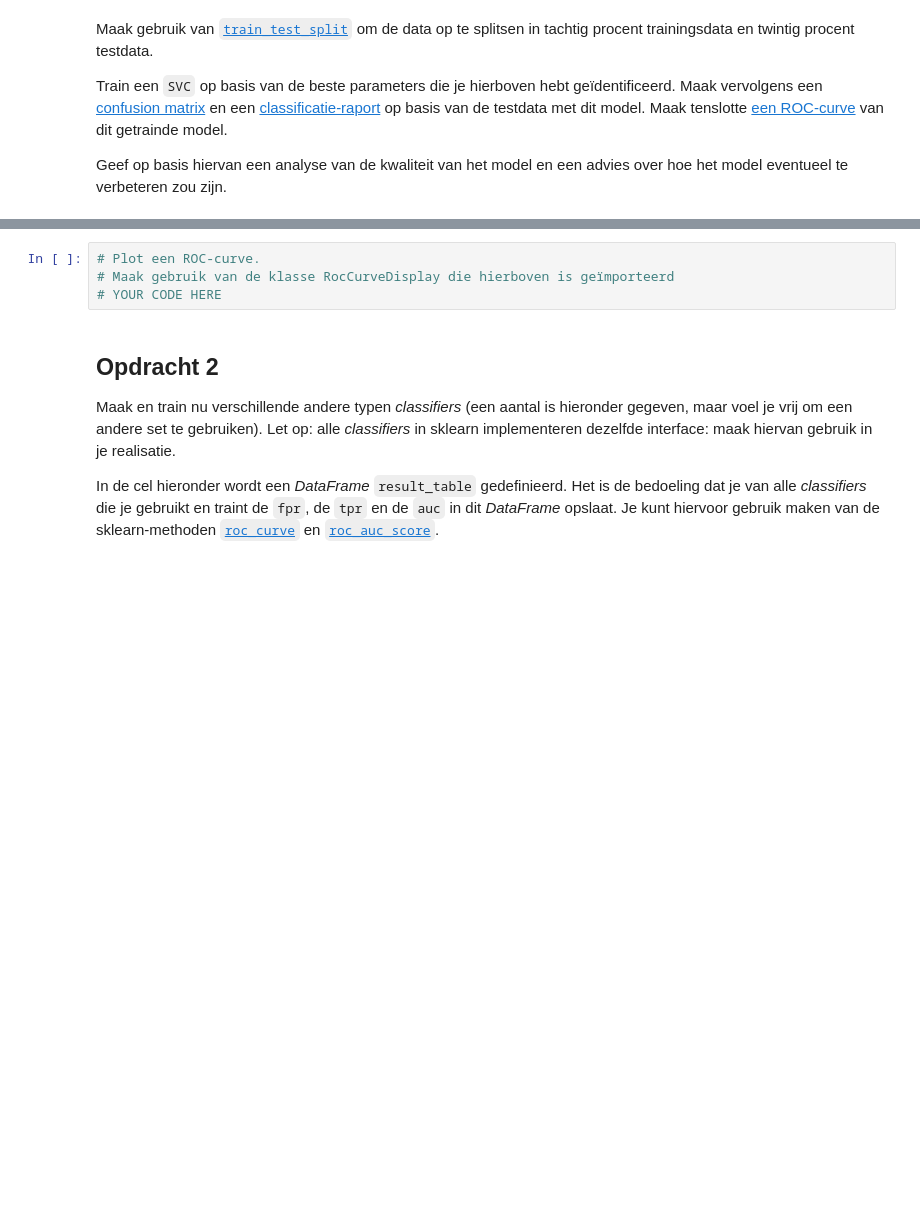
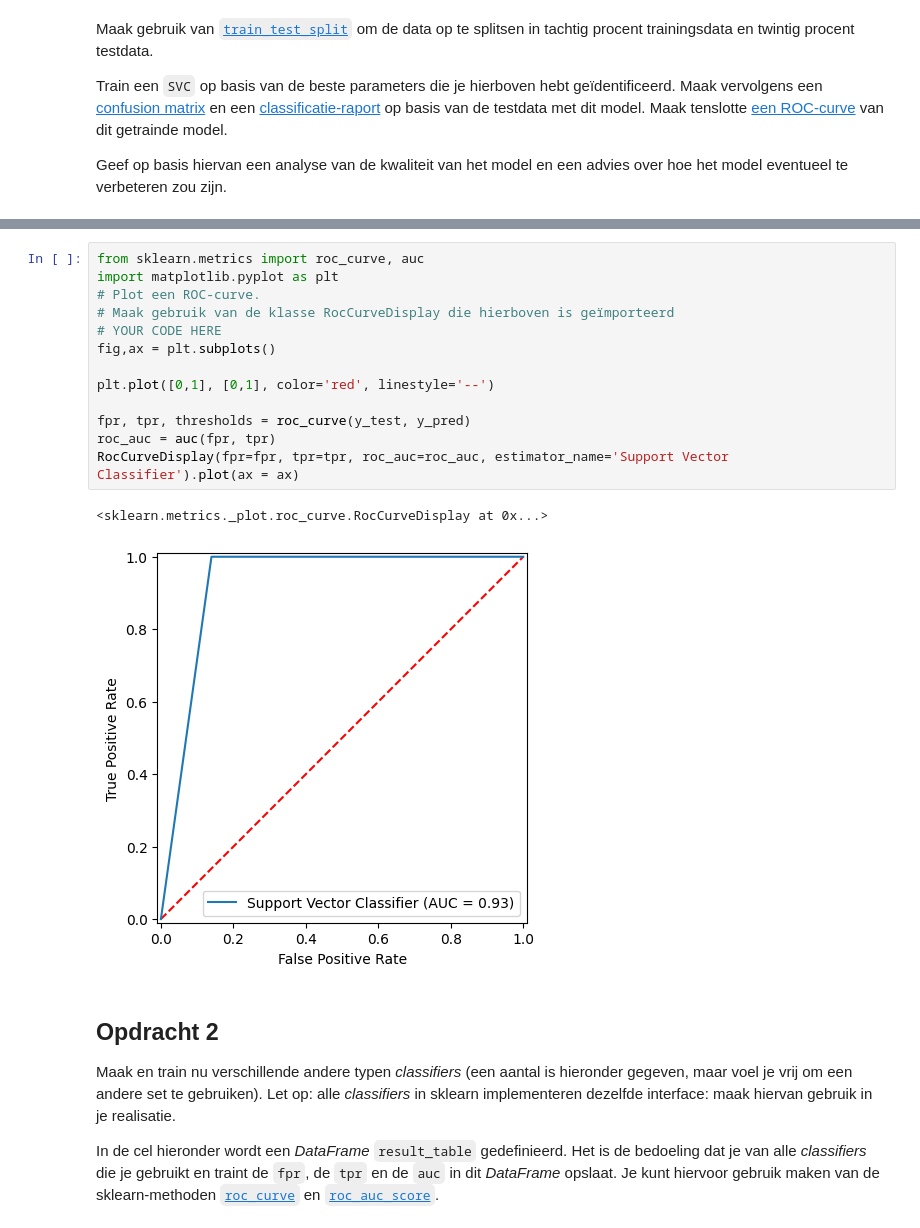
Before and after one commit to TheLastPastor/MacLearn, a Jupyter notebook: Main/opgave3-2.ipynb, the cells around one changed output, grey strips where cells are left out. Cells and saved outputs as stored; diff of their text form; blank space fills up the shorter version.

```diff
--- a/Main/opgave3-2.ipynb
+++ b/Main/opgave3-2.ipynb
@@ -65,7 +77,19 @@ from sklearn.metrics import ConfusionMatrixDisplay, RocCurveDisplay
 # %%
+from sklearn.metrics import roc_curve, auc
+import matplotlib.pyplot as plt
 # Plot een ROC-curve.
 # Maak gebruik van de klasse RocCurveDisplay die hierboven is geïmporteerd
 # YOUR CODE HERE
+fig,ax = plt.subplots()
+
+plt.plot([0,1], [0,1], color='red', linestyle='--')
+
+fpr, tpr, thresholds = roc_curve(y_test, y_pred)
+roc_auc = auc(fpr, tpr)
+RocCurveDisplay(fpr=fpr, tpr=tpr, roc_auc=roc_auc, estimator_name='Support Vector Classifier').plot(ax = ax)
+# %% [output]
+<sklearn.metrics._plot.roc_curve.RocCurveDisplay at 0x...>
+[figure, added]
 # %% [markdown]
 ## Opdracht 2
 
```
Also changed, not shown: parts of 7 cells of this notebook, 1 other file.
